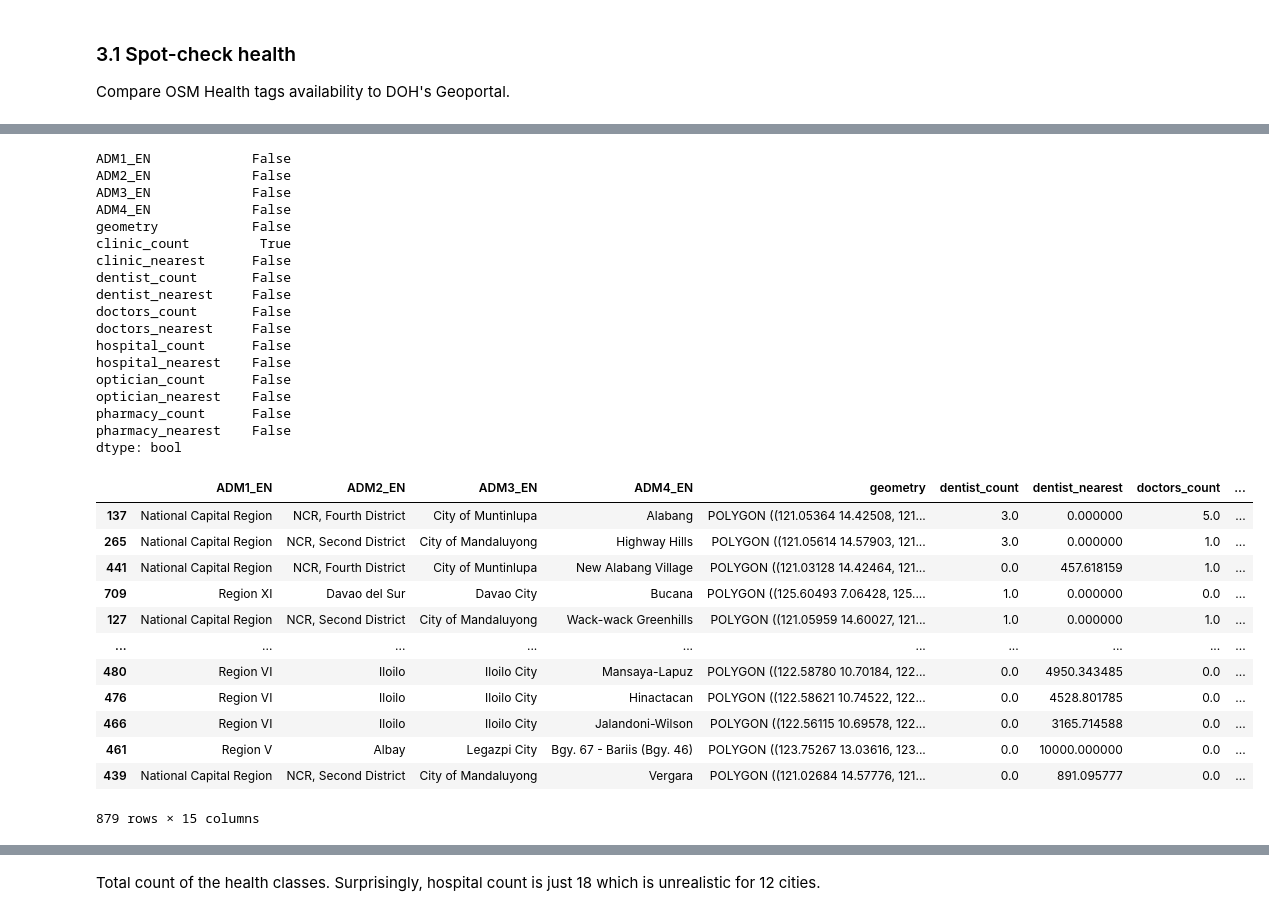
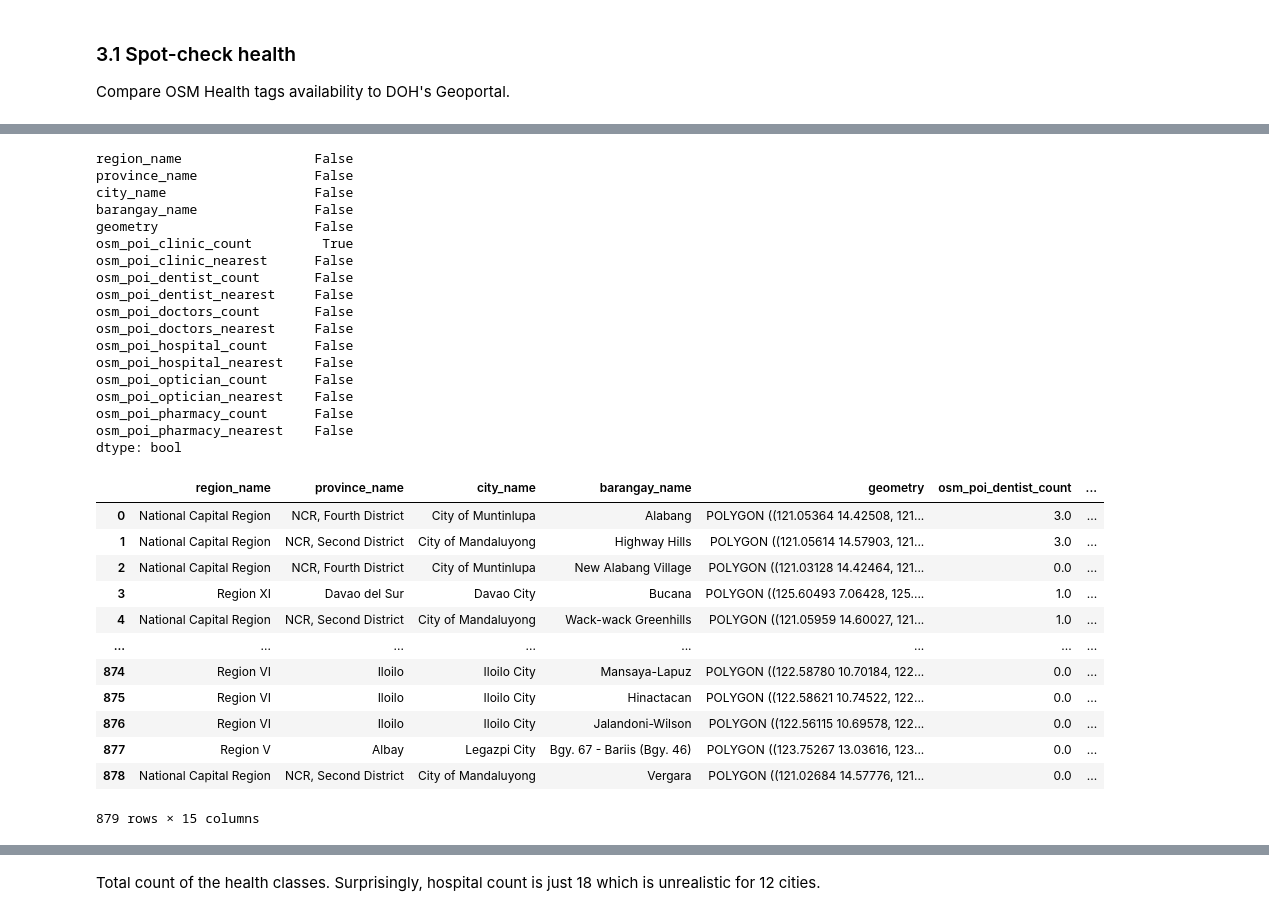
Before and after one commit to thinkingmachines/project-cchain, a Jupyter notebook: notebooks/tm/osm/02-assess-osm-2022.ipynb, the cells around one changed output, grey strips where cells are left out. Saved outputs shown, nothing was run; the diff lists cells and outputs as text; code cells hidden in the pictures.

Commit message:
Update file paths and cell outputs

```diff
--- a/notebooks/tm/osm/02-assess-osm-2022.ipynb
+++ b/notebooks/tm/osm/02-assess-osm-2022.ipynb
@@ -88,6 +81,6 @@ len(POI_TYPES_NEEDED)
 ### Load AOIs and Generated SHP files
 # %%
 # Load the administrative boundaries for the 12 cities
-admin_bounds_gdf = gpd.read_file(ADMIN_FPATH / "renamed_target_admin_bounds.shp")
+admin_bounds_gdf = gpd.read_file(ADMIN_FPATH / "renamed_target_admin_bounds.gpkg")
 admin_bounds_gdf.head(2)
 # %% [output]
@@ -97,6 +90,6 @@ admin_bounds_gdf.head(2)
 # %%
 # Load generated osm poi features for 2022
-osm_poi_feats_gdf = gpd.read_file(PROCESSED_FPATH / "osm_poi_features.gpkg")
+osm_poi_feats_gdf = gpd.read_file(OUTPUT_FPATH / "osm_poi_features.gpkg")
 # %% [markdown]
 ## 1. Check OSM availability using Metro Manila
 
@@ -248,13 +241,12 @@ fig.suptitle("POI Type Counts")
 city_to_viz = [davao_city, munti_city, palayan_city, navotas_city]
 
 for city, ax in zip(city_to_viz, axs.flat):
-    plt.figure()
     sns.countplot(
         ax=ax,
         data=city,
         y="fclass",
         order=city["fclass"].value_counts().index,
+        color="indianred",
     )
     ax.set_title(city["city_name"].iloc[0])
-plt.show()
 # %% [output]
@@ -297,42 +301,42 @@ health_availability = osm_poi_feats_gdf[admin_cols + health_cols]
 # %%
 (health_availability == 0).all()
 # %% [output]
-ADM1_EN             False
-ADM2_EN             False
-ADM3_EN             False
-ADM4_EN             False
-geometry            False
-clinic_count         True
-clinic_nearest      False
-dentist_count       False
-dentist_nearest     False
-doctors_count       False
-doctors_nearest     False
-hospital_count      False
-hospital_nearest    False
-optician_count      False
-optician_nearest    False
-pharmacy_count      False
-pharmacy_nearest    False
+region_name                 False
+province_name               False
+city_name                   False
+barangay_name               False
+geometry                    False
+osm_poi_clinic_count         True
+osm_poi_clinic_nearest      False
+osm_poi_dentist_count       False
+osm_poi_dentist_nearest     False
+osm_poi_doctors_count       False
+osm_poi_doctors_nearest     False
+osm_poi_hospital_count      False
+osm_poi_hospital_nearest    False
+osm_poi_optician_count      False
+osm_poi_optician_nearest    False
+osm_poi_pharmacy_count      False
+osm_poi_pharmacy_nearest    False
 dtype: bool
 # %%
 health_availability = health_availability.drop(
-    columns=["clinic_count", "clinic_nearest"]
+    columns=["osm_poi_clinic_count", "osm_poi_clinic_nearest"]
 )
 health_availability
 # %% [output]
-|  | ADM1_EN | ADM2_EN | ADM3_EN | ADM4_EN | geometry | dentist_count | dentist_nearest | doctors_count | ... |
-| 137 | National Capital Region | NCR, Fourth District | City of Muntinlupa | Alabang | POLYGON ((121.05364 14.42508, 121... | 3.0 | 0.000000 | 5.0 | ... |
-| 265 | National Capital Region | NCR, Second District | City of Mandaluyong | Highway Hills | POLYGON ((121.05614 14.57903, 121... | 3.0 | 0.000000 | 1.0 | ... |
-| 441 | National Capital Region | NCR, Fourth District | City of Muntinlupa | New Alabang Village | POLYGON ((121.03128 14.42464, 121... | 0.0 | 457.618159 | 1.0 | ... |
-| 709 | Region XI | Davao del Sur | Davao City | Bucana | POLYGON ((125.60493 7.06428, 125.... | 1.0 | 0.000000 | 0.0 | ... |
-| 127 | National Capital Region | NCR, Second District | City of Mandaluyong | Wack-wack Greenhills | POLYGON ((121.05959 14.60027, 121... | 1.0 | 0.000000 | 1.0 | ... |
-| ... | ... | ... | ... | ... | ... | ... | ... | ... | ... |
-| 480 | Region VI | Iloilo | Iloilo City | Mansaya-Lapuz | POLYGON ((122.58780 10.70184, 122... | 0.0 | 4950.343485 | 0.0 | ... |
-| 476 | Region VI | Iloilo | Iloilo City | Hinactacan | POLYGON ((122.58621 10.74522, 122... | 0.0 | 4528.801785 | 0.0 | ... |
-| 466 | Region VI | Iloilo | Iloilo City | Jalandoni-Wilson | POLYGON ((122.56115 10.69578, 122... | 0.0 | 3165.714588 | 0.0 | ... |
-| 461 | Region V | Albay | Legazpi City | Bgy. 67 - Bariis (Bgy. 46) | POLYGON ((123.75267 13.03616, 123... | 0.0 | 10000.000000 | 0.0 | ... |
-| 439 | National Capital Region | NCR, Second District | City of Mandaluyong | Vergara | POLYGON ((121.02684 14.57776, 121... | 0.0 | 891.095777 | 0.0 | ... |
+|  | region_name | province_name | city_name | barangay_name | geometry | osm_poi_dentist_count | ... |
+| 0 | National Capital Region | NCR, Fourth District | City of Muntinlupa | Alabang | POLYGON ((121.05364 14.42508, 121... | 3.0 | ... |
+| 1 | National Capital Region | NCR, Second District | City of Mandaluyong | Highway Hills | POLYGON ((121.05614 14.57903, 121... | 3.0 | ... |
+| 2 | National Capital Region | NCR, Fourth District | City of Muntinlupa | New Alabang Village | POLYGON ((121.03128 14.42464, 121... | 0.0 | ... |
+| 3 | Region XI | Davao del Sur | Davao City | Bucana | POLYGON ((125.60493 7.06428, 125.... | 1.0 | ... |
+| 4 | National Capital Region | NCR, Second District | City of Mandaluyong | Wack-wack Greenhills | POLYGON ((121.05959 14.60027, 121... | 1.0 | ... |
+| ... | ... | ... | ... | ... | ... | ... | ... |
+| 874 | Region VI | Iloilo | Iloilo City | Mansaya-Lapuz | POLYGON ((122.58780 10.70184, 122... | 0.0 | ... |
+| 875 | Region VI | Iloilo | Iloilo City | Hinactacan | POLYGON ((122.58621 10.74522, 122... | 0.0 | ... |
+| 876 | Region VI | Iloilo | Iloilo City | Jalandoni-Wilson | POLYGON ((122.56115 10.69578, 122... | 0.0 | ... |
+| 877 | Region V | Albay | Legazpi City | Bgy. 67 - Bariis (Bgy. 46) | POLYGON ((123.75267 13.03616, 123... | 0.0 | ... |
+| 878 | National Capital Region | NCR, Second District | City of Mandaluyong | Vergara | POLYGON ((121.02684 14.57776, 121... | 0.0 | ... |
 879 rows × 15 columns
 # %%
 health_availability.describe()
```
Also changed, not shown: parts of 16 cells of this notebook, 1 other file.
